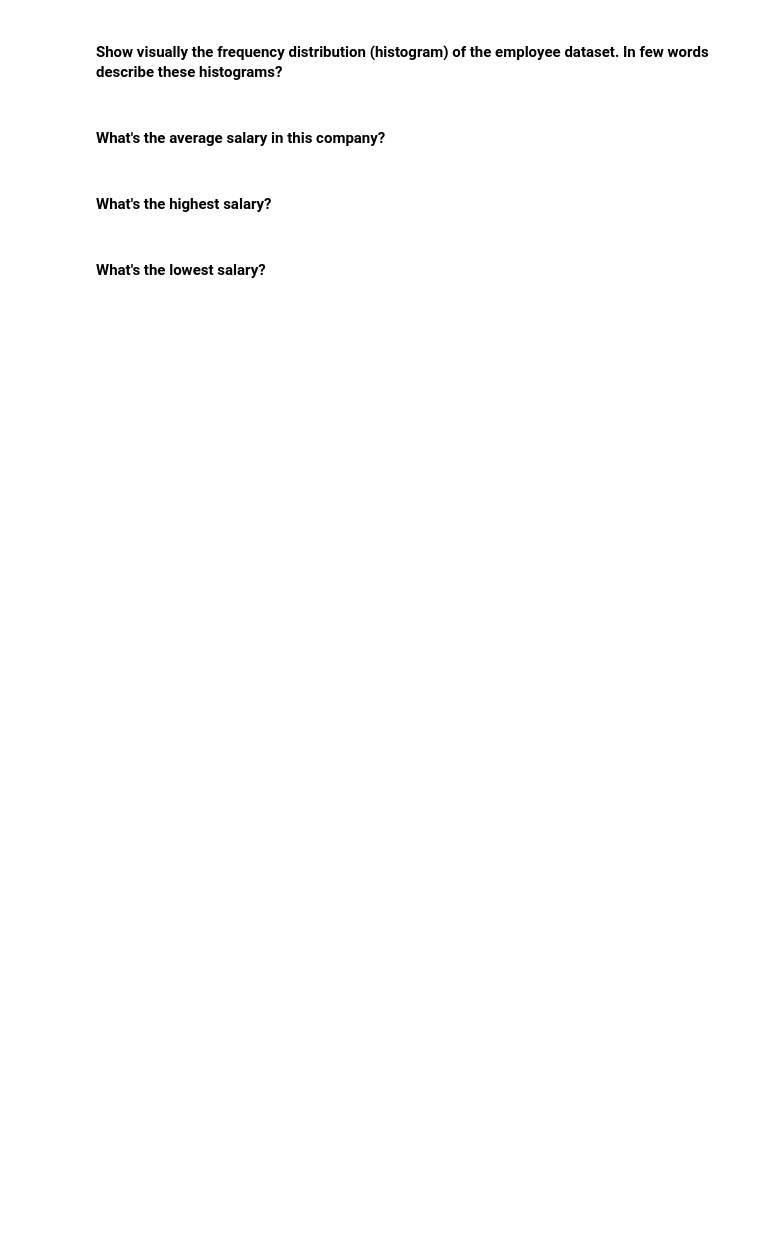
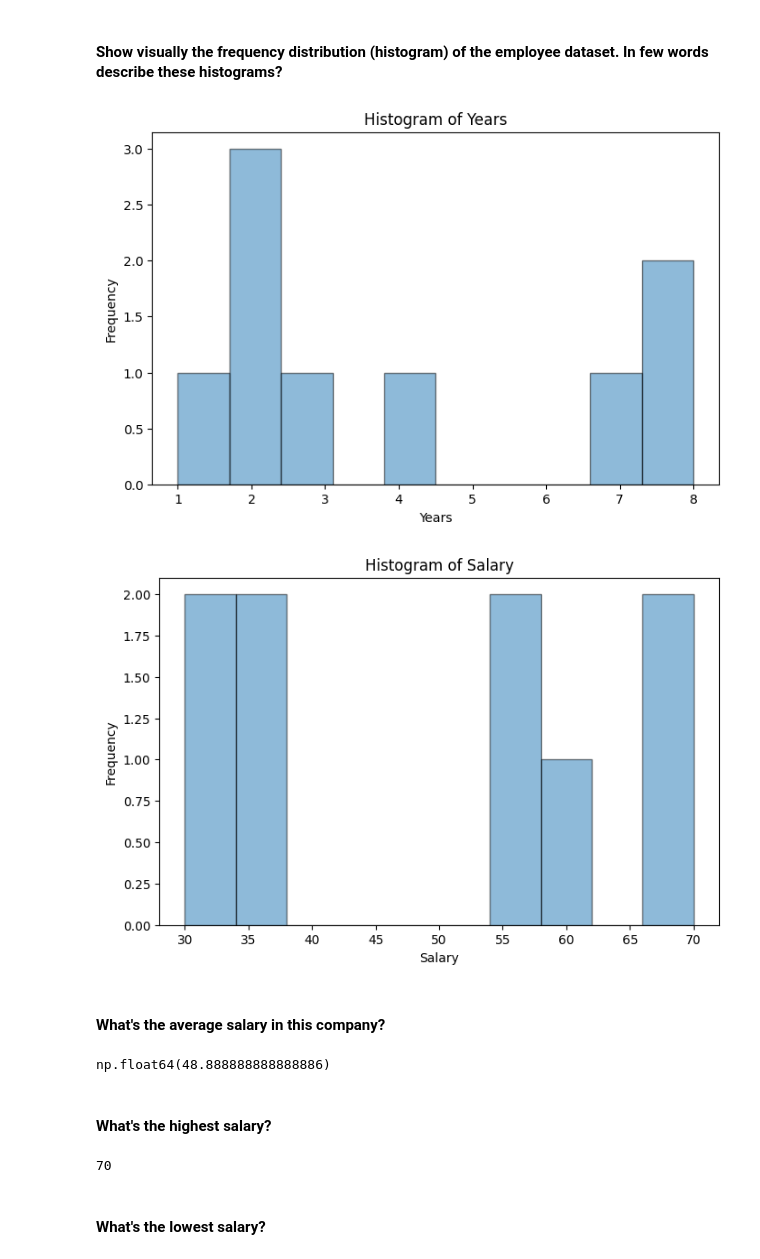
Before and after one commit to v4nui/lab-descriptive-stats-en, a Jupyter notebook: your-code/main.ipynb, the cells around one changed output. Drawn from its saved outputs; the diff is of its cells as text; code cells hidden in the pictures; blank space fills up the shorter version.

```diff
--- a/your-code/main.ipynb
+++ b/your-code/main.ipynb
@@ -63,5 +130,7 @@ temp['State'].value_counts()
 #### Load the `employee.csv` file into a DataFrame. Call the dataframe `employee`
 # %%
 # YOUR CODE HERE
+data1 = pd.read_csv('employee.csv')
+employee = data1.copy()
 # %% [markdown]
 #### Explore the data types of the Temp dataframe. Comment your results
@@ -78,11 +156,37 @@ temp['State'].value_counts()
+# %%
+# your answer here
+plt.figure(figsize=(8, 5))
+plt.hist(employee['Years'], bins=10, edgecolor='black', alpha=0.5)
+plt.title("Histogram of Years")
+plt.xlabel("Years")
+plt.ylabel("Frequency")
+plt.show()
+
+plt.figure(figsize=(8, 5))
+plt.hist(employee['Salary'], bins=10, edgecolor='black', alpha=0.5)
+plt.title("Histogram of Salary")
+plt.xlabel("Salary")
+plt.ylabel("Frequency")
+plt.show()
+
+# there are gaps in both histograms
+# %% [output]
+[figure, added]
+[figure, added]
 # %% [markdown]
 #### What's the average salary in this company?
 # %%
 # YOUR CODE HERE
+employee['Salary'].mean()
+# %% [output]
+np.float64(48.888888888888886)
 # %% [markdown]
 #### What's the highest salary?
 # %%
 # YOUR CODE HERE
+employee['Salary'].max()
+# %% [output]
+70
 # %% [markdown]
 #### What's the lowest salary?
 # %%
```
Also changed, not shown: parts of 61 cells of this notebook.
